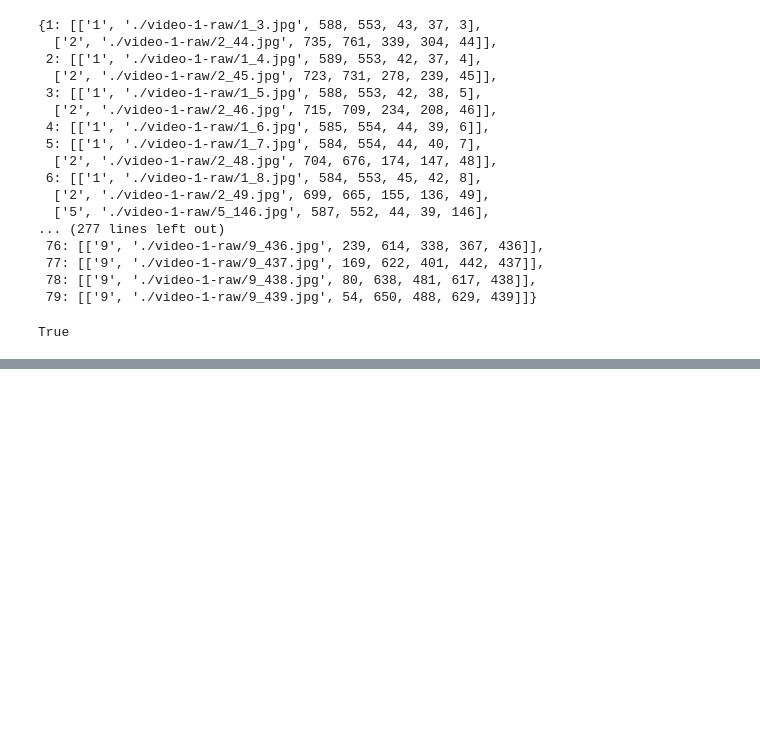
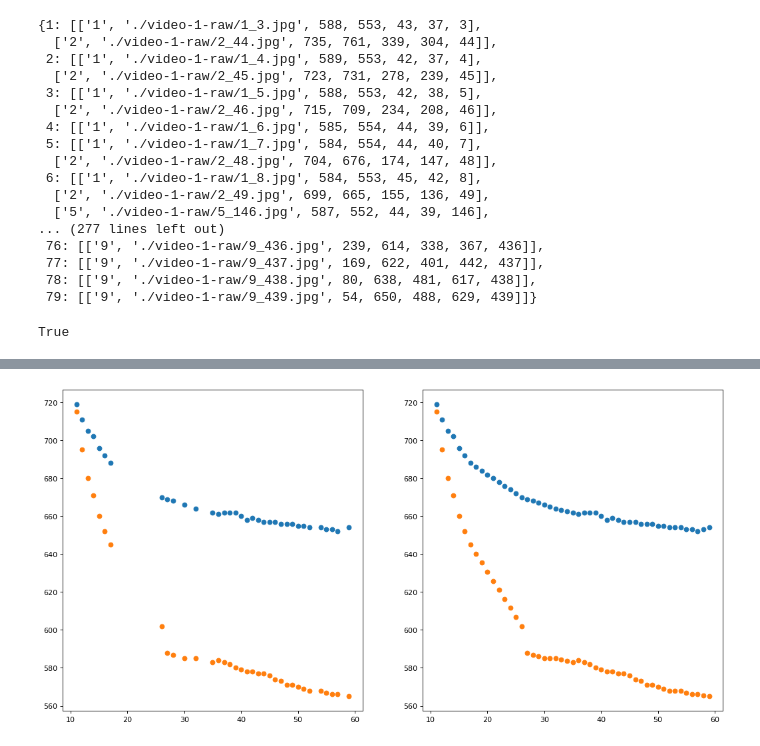
Before and after one commit to pcgvs/pcgvs, a Jupyter notebook: notebooks/Create Video Synopsis.ipynb, the cells around one changed output, grey strips where cells are left out. Cells and saved outputs as stored; diff of their text form; code cells hidden in the pictures; blank space fills up the shorter version.

```diff
--- a/notebooks/Create Video Synopsis.ipynb
+++ b/notebooks/Create Video Synopsis.ipynb
@@ -195,0 +325,29 @@ generate_synopsis(frames)
+# %%
+plt.figure(figsize=(16, 8), dpi=80)
+
+TAG = 10
+
+#---------- No interpolazione
+
+plt.subplot(1, 2, 1) # row 1, col 2 index 1
+frames_no_interp = extract_frames_by_tag(frames, TAG)
+x = list(frames_no_interp.keys())
+yx = [ frame.get('x') for frame in frames_no_interp.values() ]
+yy = [ frame.get('y') for frame in frames_no_interp.values() ]
+plt.scatter(x,yx)
+plt.scatter(x,yy)
+
+#---------- Interpolazione
+
+plt.subplot(1, 2, 2) # row 1, col 2 index 1
+interp_frames = complete_frames(frames)
+frames_no_interp = extract_frames_by_tag(interp_frames, TAG)
+x = list(frames_no_interp.keys())
+yx = [ frame.get('x') for frame in frames_no_interp.values() ]
+yy = [ frame.get('y') for frame in frames_no_interp.values() ]
+plt.scatter(x,yx)
+plt.scatter(x,yy)
+
+plt.show()
+# %% [output]
+[figure, added]
```
Also changed, not shown: parts of 16 cells of this notebook, 2 other files.
